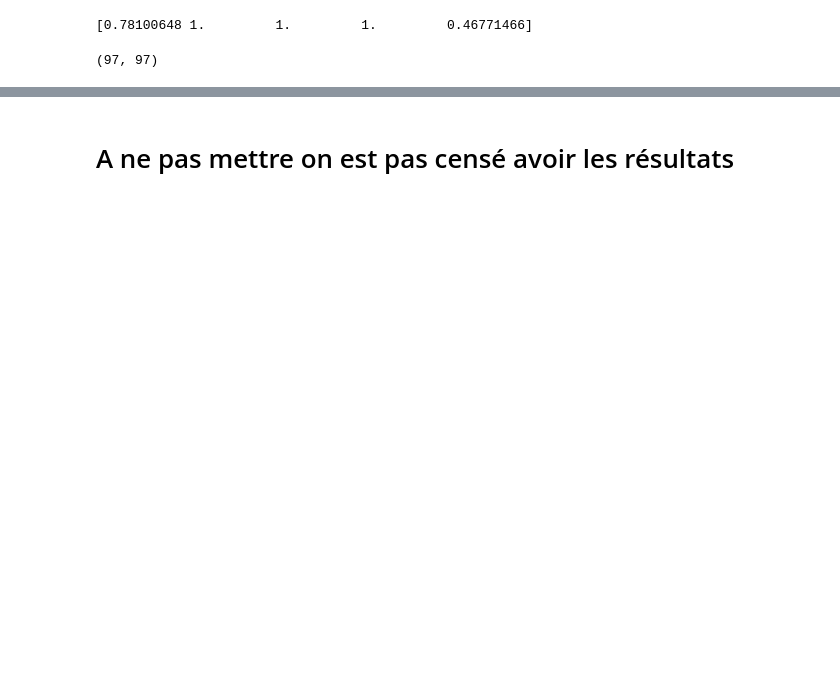
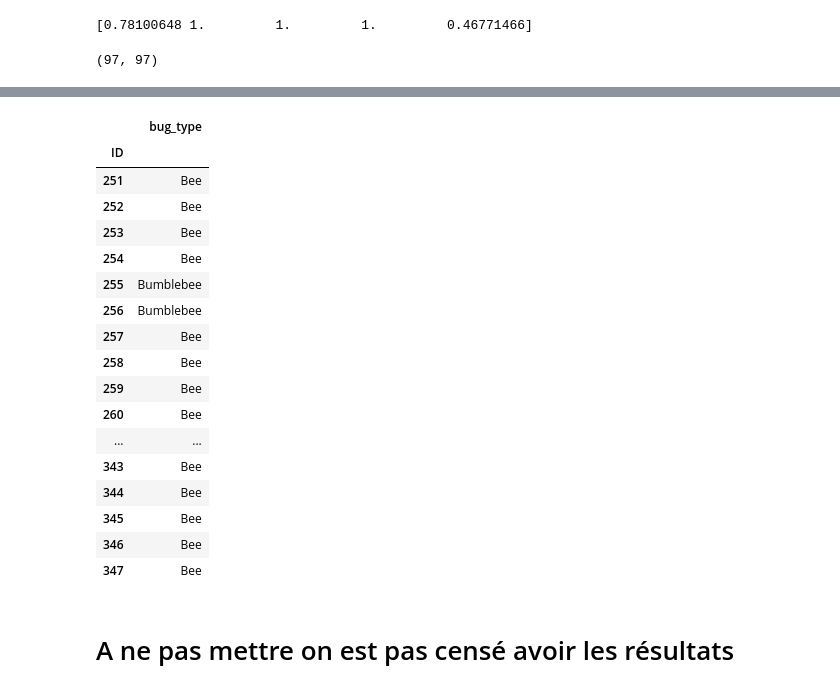
Before and after one commit to alexisvafiadis/Bug-Images-Data-Analysis-And-Type-Classification, a Jupyter notebook: 6_test_prediction.ipynb, the cells around one changed output, grey strips where cells are left out. Saved outputs shown, nothing was run; the diff lists cells and outputs as text; code cells hidden in the pictures; blank space fills up the shorter version.

```diff
--- a/6_test_prediction.ipynb
+++ b/6_test_prediction.ipynb
@@ -1646,0 +1679,23 @@ plt.show()
+# %%
+# save predictions as dataframe with the same index as the test data and the predicted bug type
+submission = pd.DataFrame({'bug_type': y_pred5}, index=X_test.index)
+submission
+# %% [output]
+|  | bug_type |
+| ID |  |
+| 251 | Bee |
+| 252 | Bee |
+| 253 | Bee |
+| 254 | Bee |
+| 255 | Bumblebee |
+| 256 | Bumblebee |
+| 257 | Bee |
+| 258 | Bee |
+| 259 | Bee |
+| 260 | Bee |
+| ... | ... |
+| 343 | Bee |
+| 344 | Bee |
+| 345 | Bee |
+| 346 | Bee |
+| 347 | Bee |
```
Also changed, not shown: parts of 5 cells of this notebook, 1 other file.
